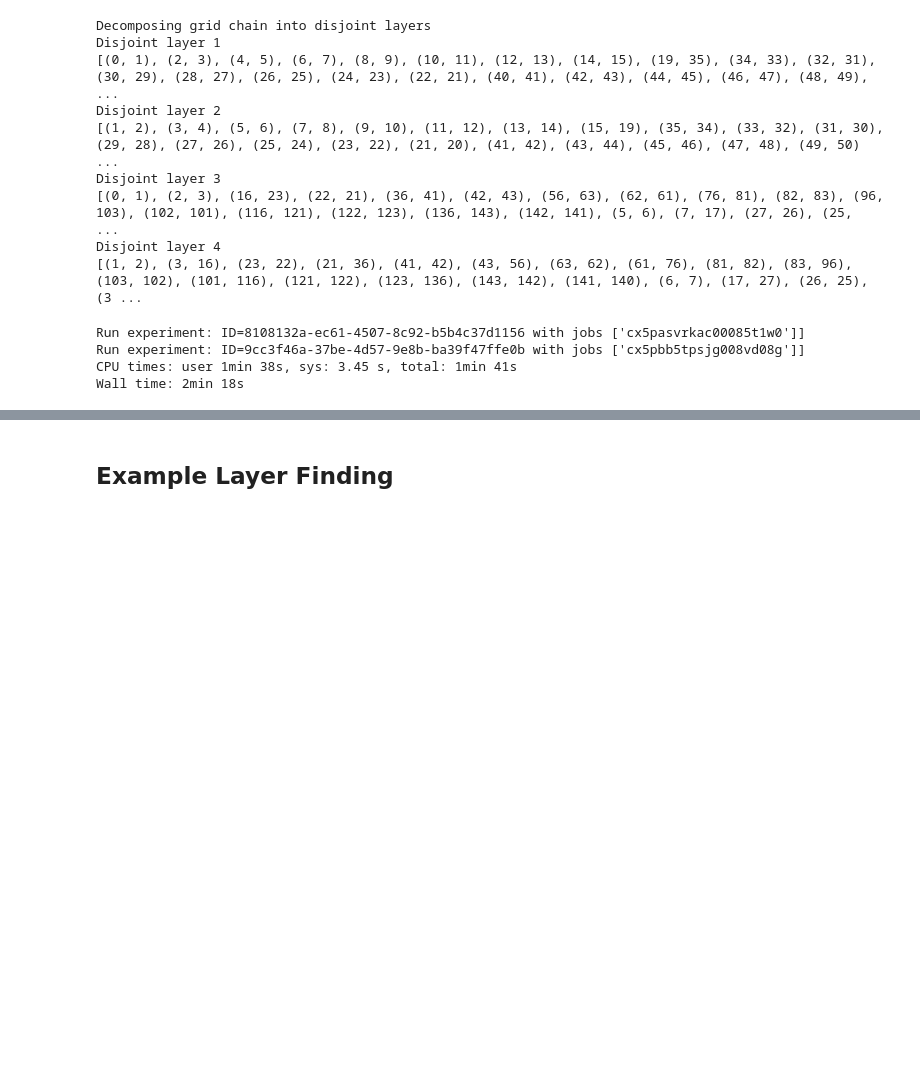
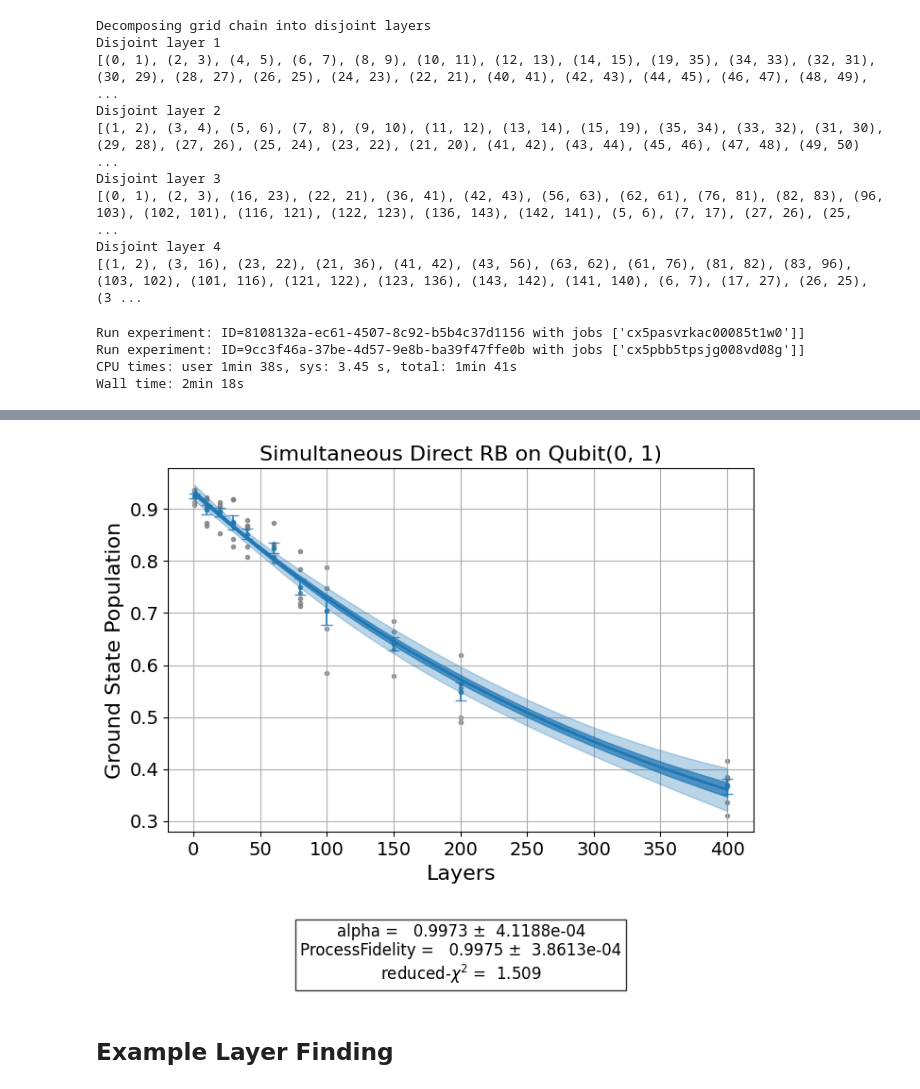
Before and after one commit to qiskit-community/qiskit-device-benchmarking, a Jupyter notebook: notebooks/layer_fidelity_placement.ipynb, the cells around one changed output, grey strips where cells are left out. Saved outputs shown, nothing was run; the diff lists cells and outputs as text; code cells hidden in the pictures; blank space fills up the shorter version.

```diff
--- a/notebooks/layer_fidelity_placement.ipynb
+++ b/notebooks/layer_fidelity_placement.ipynb
@@ -176,4 +177,6 @@ Text(0.5, 1.0, 'Gate Errors for ibm_rensselaer, Measured using Layer Fidelity vs
 # %%
 # Plot 1Q/2Q simultaneous direct RB curves
-for i in range(0,10):
+for i in range(0,1):
     display(exp_data_lst[0].figure(i))
+# %% [output]
+[figure, added]
```
Also changed, not shown: parts of 4 cells of this notebook.
